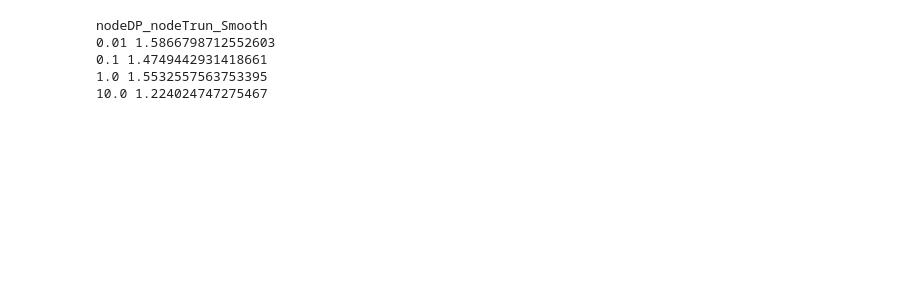
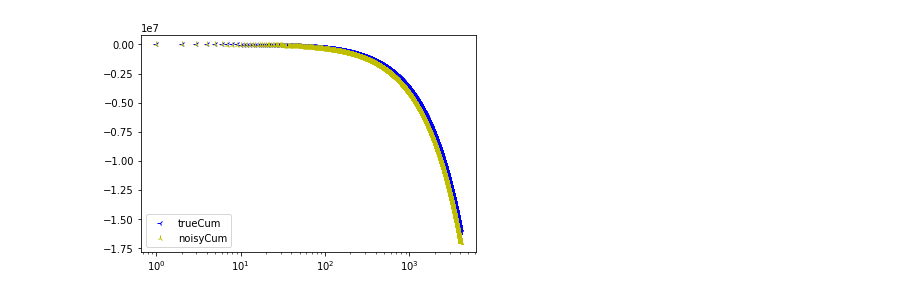
Before and after one commit to DPGraph/DPGraph, a Jupyter notebook: main.ipynb, the cells around one changed output. Cells and saved outputs as stored; diff of their text form; code cells hidden in the pictures; blank space fills up the shorter version.

```diff
--- a/main.ipynb
+++ b/main.ipynb
@@ -402,3 +490,10 @@ print(difDegHis_L1(trueHis, (np.zeros(maxDeg+1))))
+# %%
+cdf1=1-pdfToCdf(trueHis)
+cdf2=1-pdfToCdf(noisyDegHis)
+
+plotCum(cdf1,cdf2)
+# %% [output]
+[figure, added]
 # %%
 ###Evaluation of algorithms for degree distribution
 
@@ -427,7 +522,7 @@ for epsilon in epsList:
         elif algo == "nodeDP_degSeq_Lap":
             noisyDegHis = nodeDP_degSeq_Lap(G,maxDeg,epsilon)
         elif algo == "nodeDP_nodeTrun_Smooth":
-            noisyDegHis = nodeDP_nodeTrun_Smooth(G,maxDeg,epsilon,[200])
+            noisyDegHis = nodeDP_nodeTrun_Smooth(G,maxDeg,epsilon,200)
         else:
             print("no valid algo")
         errors.append(difDegHis_L1(trueHis/nodesNum, noisyDegHis/nodesNum))
@@ -436,12 +531,6 @@ for epsilon in epsList:
 
 
     print(epsilon, np.mean(errors))
-# %% [output]
-nodeDP_nodeTrun_Smooth
-0.01 1.5866798712552603
-0.1 1.4749442931418661
-1.0 1.5532557563753395
-10.0 1.224024747275467
 # %%
 G = nx.Graph()
 G.add_nodes_from([0,1,2,3,4])
```
Also changed, not shown: parts of 11 cells of this notebook.
